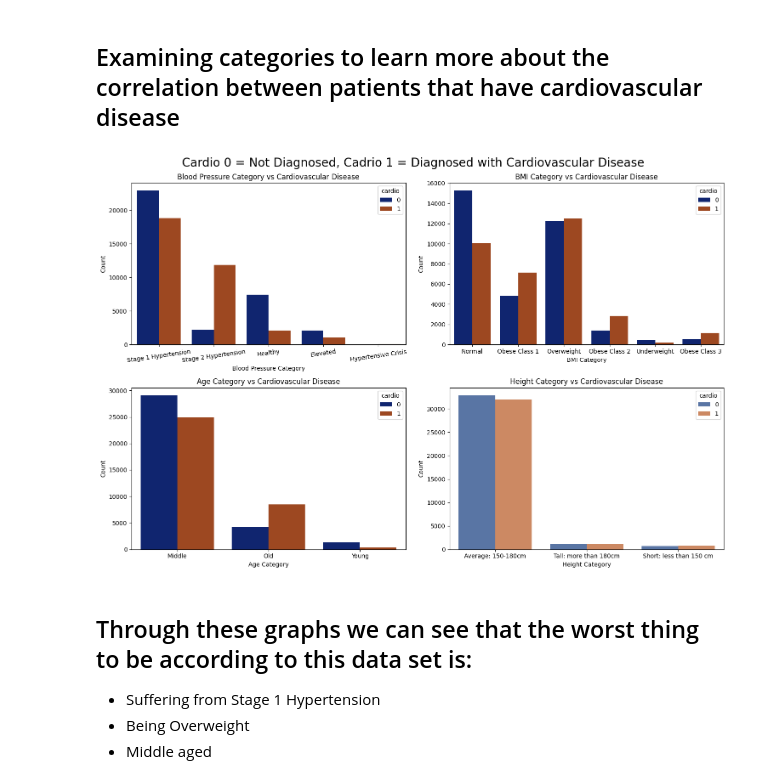
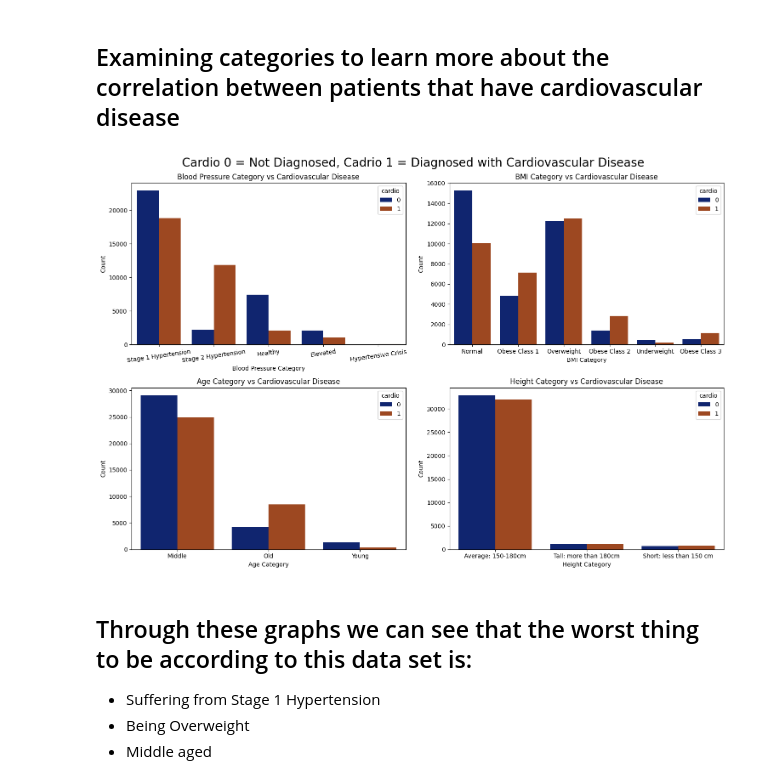
Before and after one commit to Rufshod/Machine-Learning-Alexander-Andersson, a Jupyter notebook: Lab/Lab_2.ipynb, the cells around one changed output. Drawn from its saved outputs; the diff is of its cells as text; code cells hidden in the pictures.

```diff
--- a/Lab/Lab_2.ipynb
+++ b/Lab/Lab_2.ipynb
@@ -353,35 +341,35 @@ ax[0,0].set_xticklabels(ax[0,0].get_xticklabels(), rotation=8, ha="center")
 # Creating a count plot showing bmi category vs cardiovascular disease and without cardiovascular disease
 
 ax[0,1] = sns.countplot(x="bmi_category", hue="cardio", data=df, palette="dark", ax=ax[0,1])
 ax[0,1].set(title="BMI Category vs Cardiovascular Disease", xlabel="BMI Category", ylabel="Count")
 
 # Creating a count plot showing younger people vs older people vs cardiovascular disease and without cardiovascular disease
 
 # creating a new dataframe with the age categories
 
 df_age = df.copy()
 df_age["age"] = df_age["age"].apply(lambda x: "Young" if x < 40 else "Middle" if x < 60 else "Old")
 
 ax[1,0] = sns.countplot(x="age", hue="cardio", data=df_age, palette="dark", ax=ax[1,0])
 ax[1,0].set(title="Age Category vs Cardiovascular Disease", xlabel="Age Category", ylabel="Count")
 
 # Creating a similar count plot but with height vs cardiovascular disease and without cardiovascular disease
 
 # creating a new dataframe with the height categories
 
 df_height = df.copy()
 df_height["height"] = df_height["height"].apply(lambda x: "Short: less than 150 cm" if x < 150 else "Average: 150-180cm" if x < 180 else "Tall: more than 180cm")
 
-ax[1,1] = sns.countplot(x="height", hue="cardio", data=df_height, palette="deep", ax=ax[1,1])
+ax[1,1] = sns.countplot(x="height", hue="cardio", data=df_height, palette="dark", ax=ax[1,1])
 ax[1,1].set(title="Height Category vs Cardiovascular Disease", xlabel="Height Category", ylabel="Count")
 
 # Setting title for the whole figure
 fig.suptitle("Cardio 0 = Not Diagnosed, Cadrio 1 = Diagnosed with Cardiovascular Disease", fontsize=20)
 
 # Giving the graphs some more room
 plt.tight_layout()
 # %% [output]
-[figure, old version]
+[figure, new version]
 # %% [markdown]
 ## Through these graphs we can see that the worst thing to be according to this data set is:
 - Suffering from Stage 1 Hypertension
```
Also changed, not shown: parts of 1 cell of this notebook, 8 other files.
